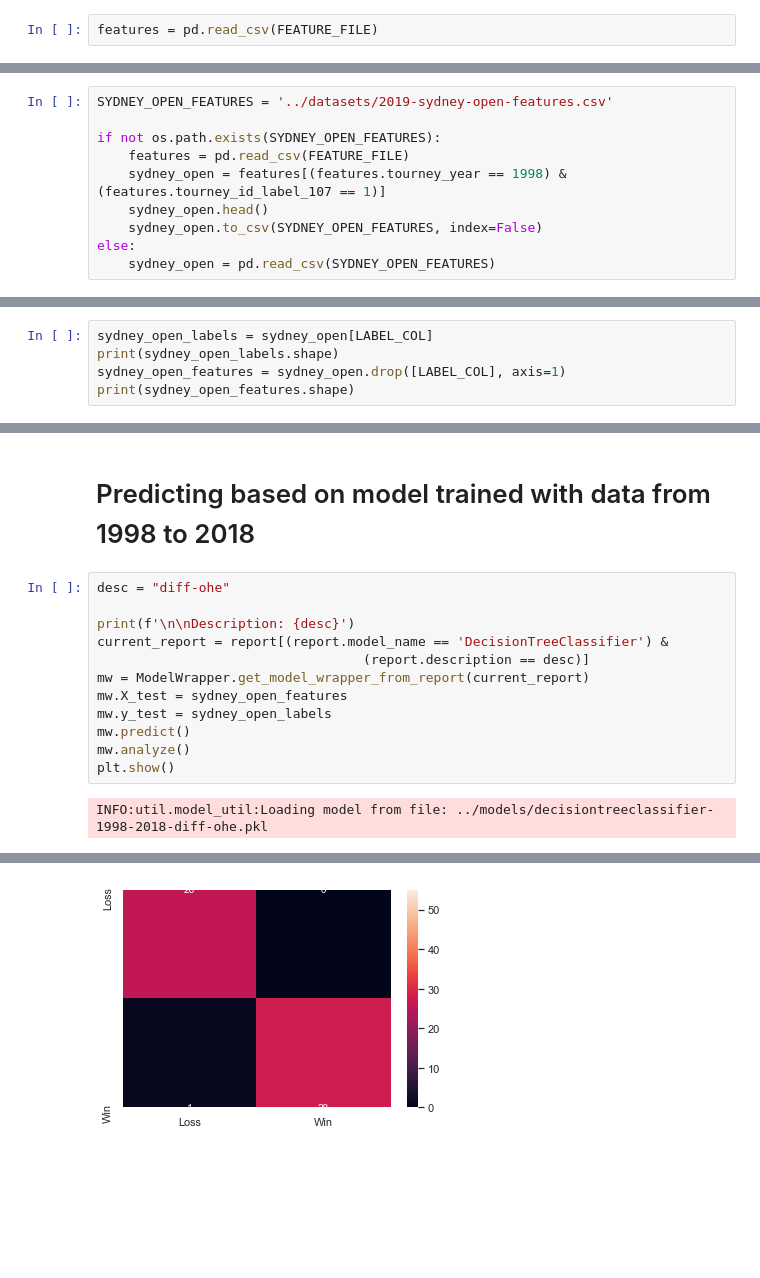
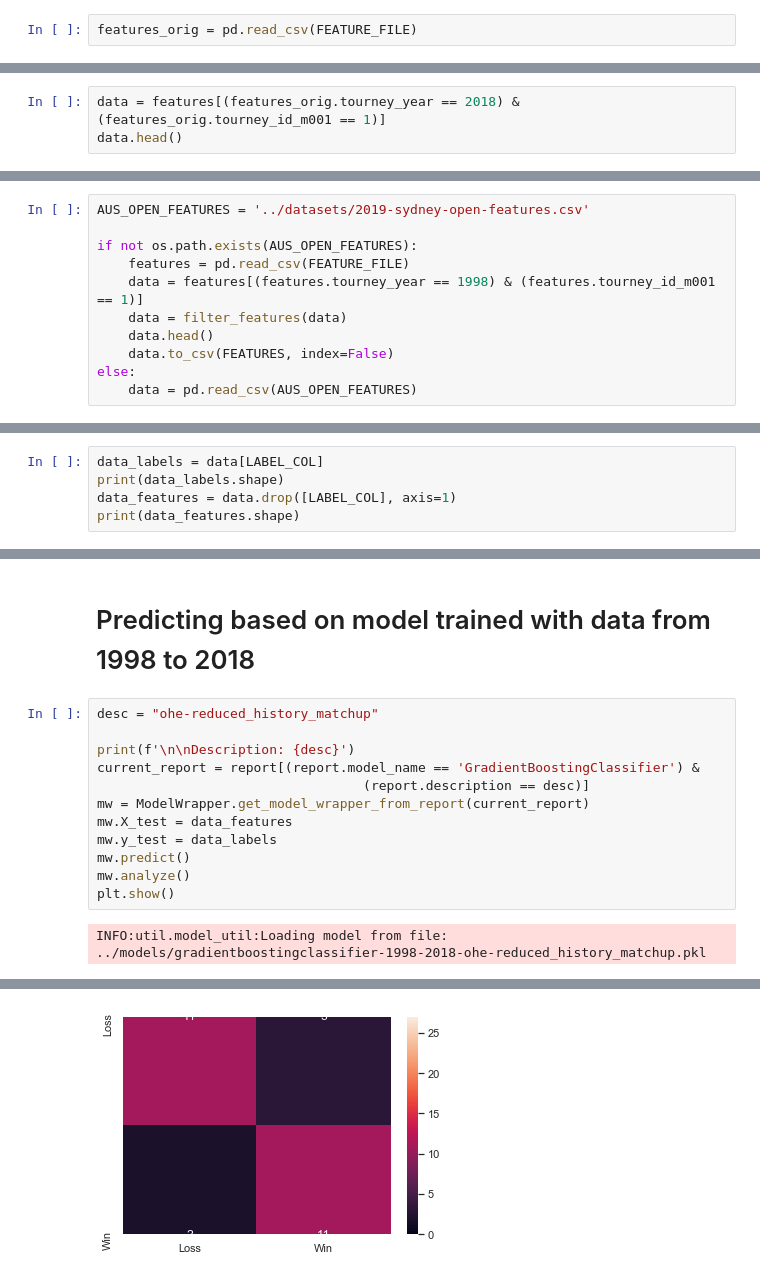
Before and after one commit to sv650s/atp-tennis-predictions, a Jupyter notebook: notebooks/10-sydney-open-2019-prediction.ipynb, the cells around one changed output, grey strips where cells are left out. Saved outputs shown, nothing was run; the diff lists cells and outputs as text; blank space fills up the shorter version.

Commit message:
ran sydney open notebook

```diff
--- a/notebooks/10-sydney-open-2019-prediction.ipynb
+++ b/notebooks/10-sydney-open-2019-prediction.ipynb
@@ -73,4 +70,4 @@ logging.basicConfig(level=logging.INFO)
 # %%
 report = pd.read_csv(REPORT_FILE)
 # %%
-features = pd.read_csv(FEATURE_FILE)
+features_orig = pd.read_csv(FEATURE_FILE)
@@ -89,0 +89,3 @@ sydney_open.head()
+# %%
+data = features[(features_orig.tourney_year == 2018) & (features_orig.tourney_id_m001 == 1)]
+data.head()
@@ -90,10 +134,11 @@ sydney_open.head()
 # %%
-SYDNEY_OPEN_FEATURES = '../datasets/2019-sydney-open-features.csv'
+AUS_OPEN_FEATURES = '../datasets/2019-sydney-open-features.csv'
 
-if not os.path.exists(SYDNEY_OPEN_FEATURES):
+if not os.path.exists(AUS_OPEN_FEATURES):
     features = pd.read_csv(FEATURE_FILE)
-    sydney_open = features[(features.tourney_year == 1998) & (features.tourney_id_label_107 == 1)]
-    sydney_open.head()
-    sydney_open.to_csv(SYDNEY_OPEN_FEATURES, index=False)
+    data = features[(features.tourney_year == 1998) & (features.tourney_id_m001 == 1)]
+    data = filter_features(data)
+    data.head()
+    data.to_csv(FEATURES, index=False)
 else:
-    sydney_open = pd.read_csv(SYDNEY_OPEN_FEATURES)
+    data = pd.read_csv(AUS_OPEN_FEATURES)
@@ -100,6 +155,6 @@ else:
 # %%
-sydney_open_labels = sydney_open[LABEL_COL]
-print(sydney_open_labels.shape)
-sydney_open_features = sydney_open.drop([LABEL_COL], axis=1)
-print(sydney_open_features.shape)
+data_labels = data[LABEL_COL]
+print(data_labels.shape)
+data_features = data.drop([LABEL_COL], axis=1)
+print(data_features.shape)
 # %% [output]
@@ -117,16 +172,16 @@ report.head()
 # %% [markdown]
 # Predicting based on model trained with data from 1998 to 2018
 # %%
-desc = "diff-ohe"
+desc = "ohe-reduced_history_matchup"
 
 print(f'\n\nDescription: {desc}')
-current_report = report[(report.model_name == 'DecisionTreeClassifier') &
+current_report = report[(report.model_name == 'GradientBoostingClassifier') &
                                   (report.description == desc)]
 mw = ModelWrapper.get_model_wrapper_from_report(current_report)
-mw.X_test = sydney_open_features
-mw.y_test = sydney_open_labels
+mw.X_test = data_features
+mw.y_test = data_labels
 mw.predict()
 mw.analyze()
 plt.show()
 # %% [output]
-INFO:util.model_util:Loading model from file: ../models/decisiontreeclassifier-1998-2018-diff-ohe.pkl
+INFO:util.model_util:Loading model from file: ../models/gradientboostingclassifier-1998-2018-ohe-reduced_history_matchup.pkl
@@ -149 +204 @@ Win      1   28
-[figure, old version]
+[figure, new version]
```
Also changed, not shown: parts of 60 cells of this notebook.
